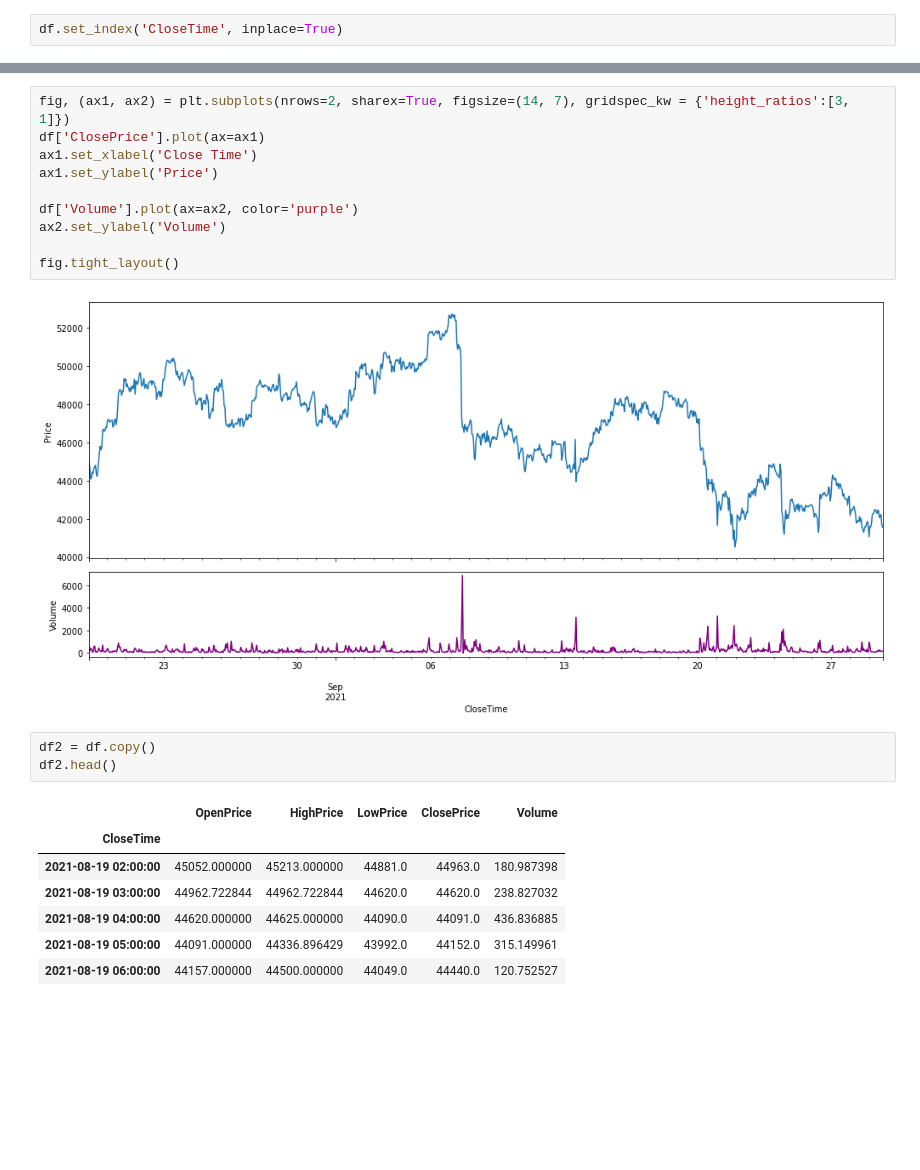
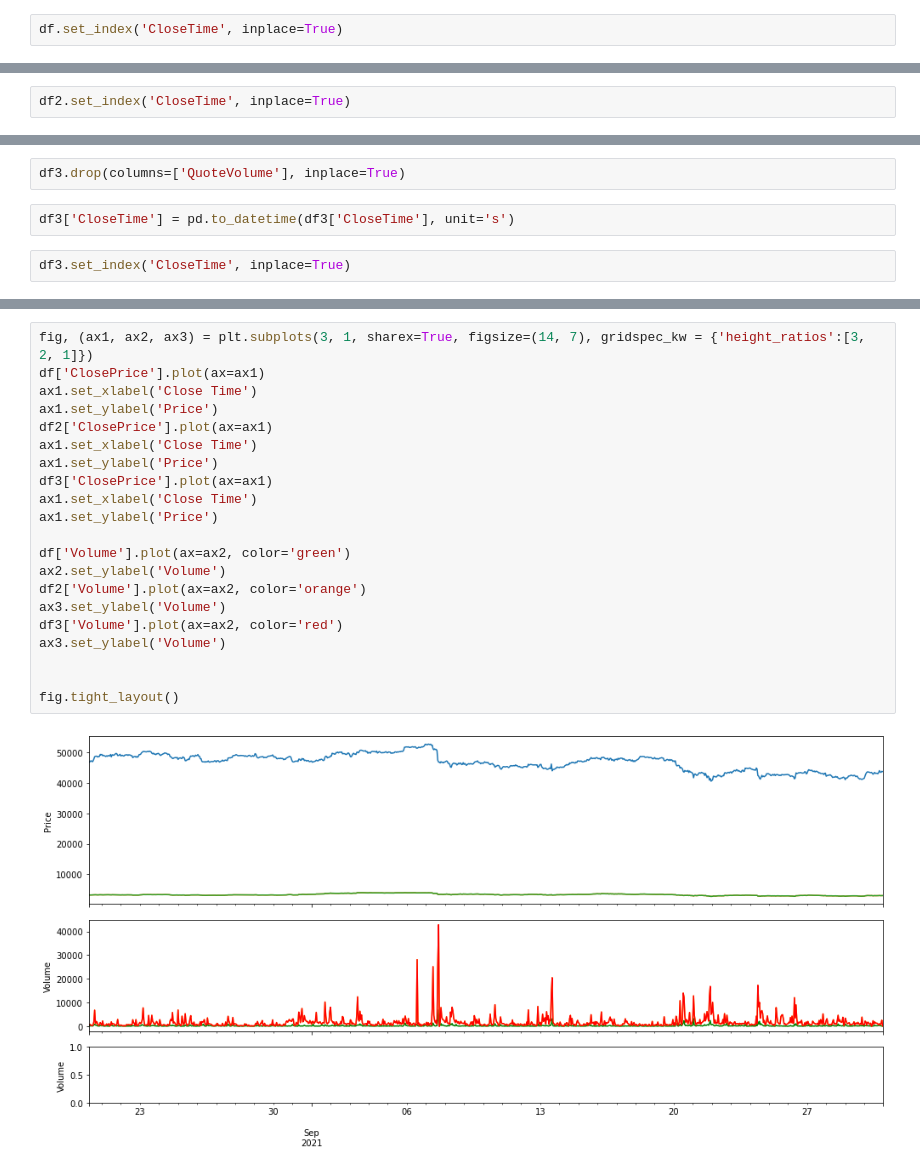
Before and after one commit to dj9678/ds_crypto_analysis, a Jupyter notebook: crypto_analytics.ipynb, the cells around one changed output, grey strips where cells are left out. Drawn from its saved outputs; the diff is of its cells as text; blank space fills up the shorter version.

```diff
--- a/crypto_analytics.ipynb
+++ b/crypto_analytics.ipynb
@@ -105,0 +118,2 @@ df.head()
+# %%
+df2.set_index('CloseTime', inplace=True)
@@ -105,0 +167,6 @@ df.head()
+# %%
+df3.drop(columns=['QuoteVolume'], inplace=True)
+# %%
+df3['CloseTime'] = pd.to_datetime(df3['CloseTime'], unit='s')
+# %%
+df3.set_index('CloseTime', inplace=True)
@@ -106,23 +239,23 @@ df.head()
 # %%
-fig, (ax1, ax2) = plt.subplots(nrows=2, sharex=True, figsize=(14, 7), gridspec_kw = {'height_ratios':[3, 1]})
+fig, (ax1, ax2, ax3) = plt.subplots(3, 1, sharex=True, figsize=(14, 7), gridspec_kw = {'height_ratios':[3, 2, 1]})
 df['ClosePrice'].plot(ax=ax1)
 ax1.set_xlabel('Close Time')
 ax1.set_ylabel('Price')
+df2['ClosePrice'].plot(ax=ax1)
+ax1.set_xlabel('Close Time')
+ax1.set_ylabel('Price')
+df3['ClosePrice'].plot(ax=ax1)
+ax1.set_xlabel('Close Time')
+ax1.set_ylabel('Price')
 
-df['Volume'].plot(ax=ax2, color='purple')
+df['Volume'].plot(ax=ax2, color='green')
 ax2.set_ylabel('Volume')
+df2['Volume'].plot(ax=ax2, color='orange')
+ax3.set_ylabel('Volume')
+df3['Volume'].plot(ax=ax2, color='red')
+ax3.set_ylabel('Volume')
+
 
 fig.tight_layout()
 # %% [output]
-[figure, old version]
+[figure, new version]
-# %%
-df2 = df.copy()
-df2.head()
-# %% [output]
-|  | OpenPrice | HighPrice | LowPrice | ClosePrice | Volume |
-| CloseTime |  |  |  |  |  |
-| 2021-08-19 02:00:00 | 45052.000000 | 45213.000000 | 44881.0 | 44963.0 | 180.987398 |
-| 2021-08-19 03:00:00 | 44962.722844 | 44962.722844 | 44620.0 | 44620.0 | 238.827032 |
-| 2021-08-19 04:00:00 | 44620.000000 | 44625.000000 | 44090.0 | 44091.0 | 436.836885 |
-| 2021-08-19 05:00:00 | 44091.000000 | 44336.896429 | 43992.0 | 44152.0 | 315.149961 |
-| 2021-08-19 06:00:00 | 44157.000000 | 44500.000000 | 44049.0 | 44440.0 | 120.752527 |
```
Also changed, not shown: parts of 40 cells of this notebook, 1 other file.
